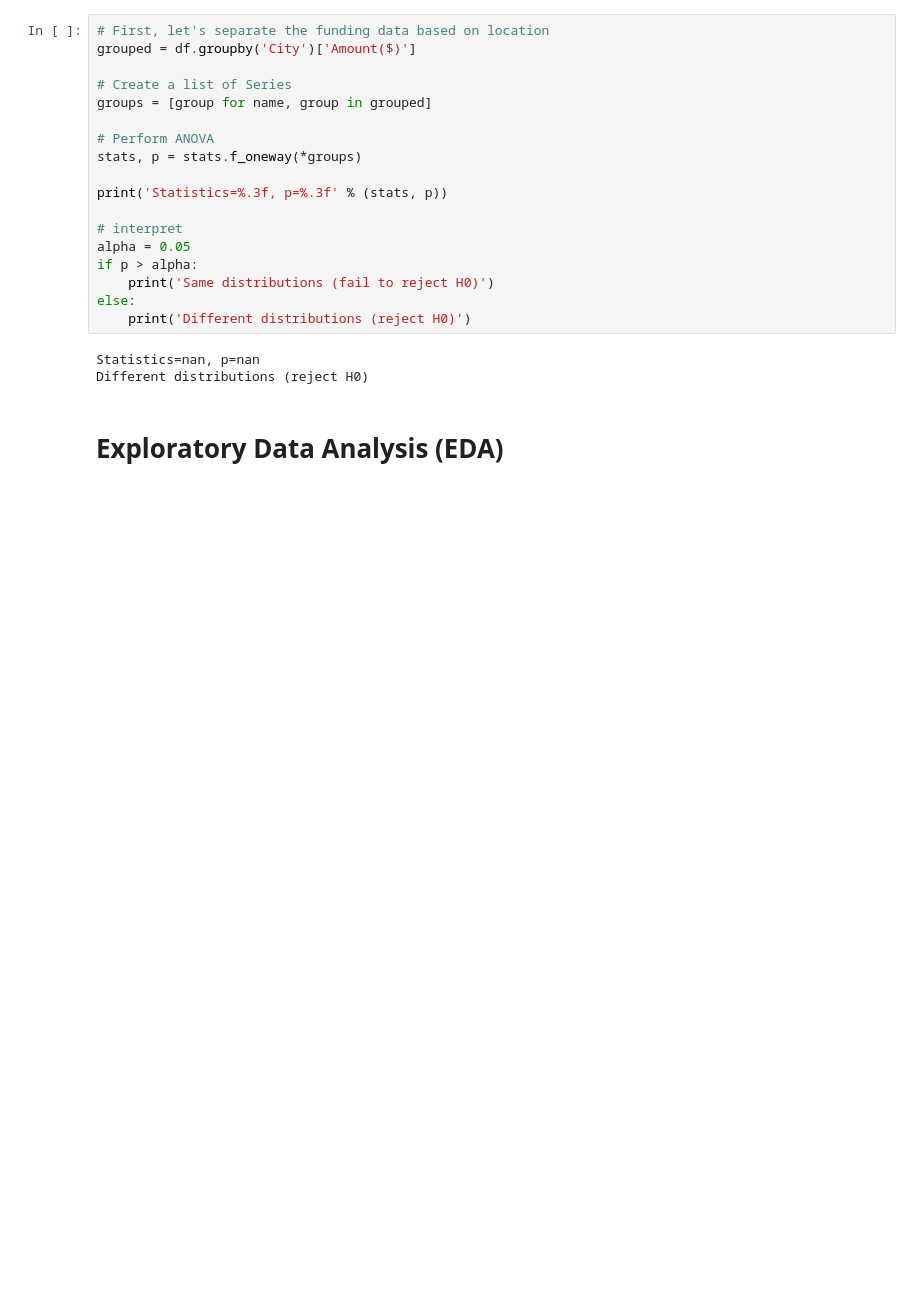
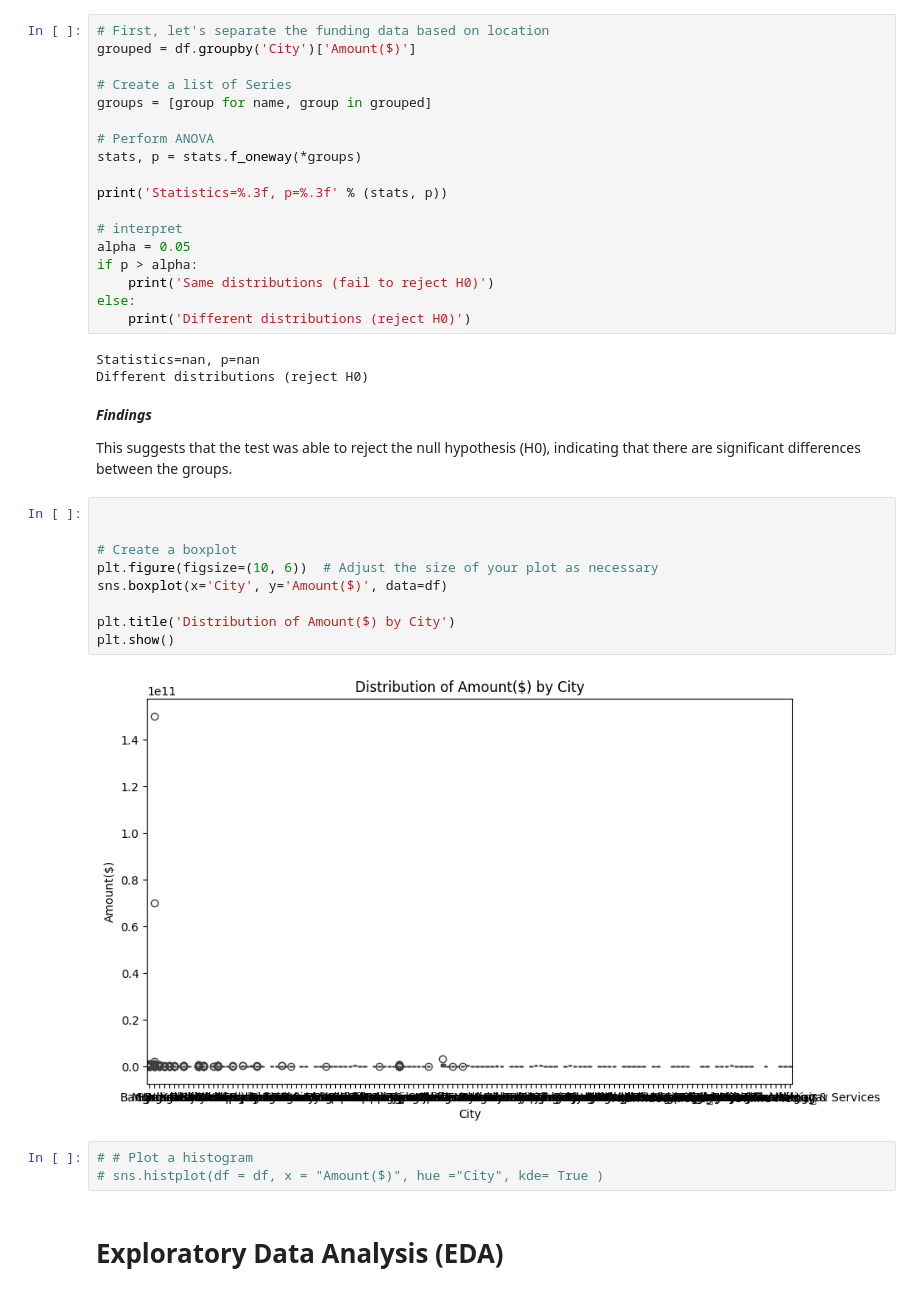
Before and after one commit to MoIdris/A-Data-Analytics-Project, a Jupyter notebook: Indian_Start-up.ipynb, the cells around one changed output. Drawn from its saved outputs; the diff is of its cells as text; blank space fills up the shorter version.

```diff
--- a/Indian_Start-up.ipynb
+++ b/Indian_Start-up.ipynb
@@ -1037,6 +1054,24 @@ else:
 # %% [output]
 Statistics=nan, p=nan
 Different distributions (reject H0)
+# %% [markdown]
+***Findings***
+
+This suggests that the test was able to reject the null hypothesis (H0), indicating that there are significant differences between the groups.
+# %%
+
+
+# Create a boxplot
+plt.figure(figsize=(10, 6))  # Adjust the size of your plot as necessary
+sns.boxplot(x='City', y='Amount($)', data=df)
+
+plt.title('Distribution of Amount($) by City')
+plt.show()
+# %% [output]
+[figure, added]
+# %%
+# # Plot a histogram
+# sns.histplot(df = df, x = "Amount($)", hue ="City", kde= True )
 # %% [markdown]
 # Exploratory Data Analysis (EDA)
 # %%
```
Also changed, not shown: parts of 31 cells of this notebook.
